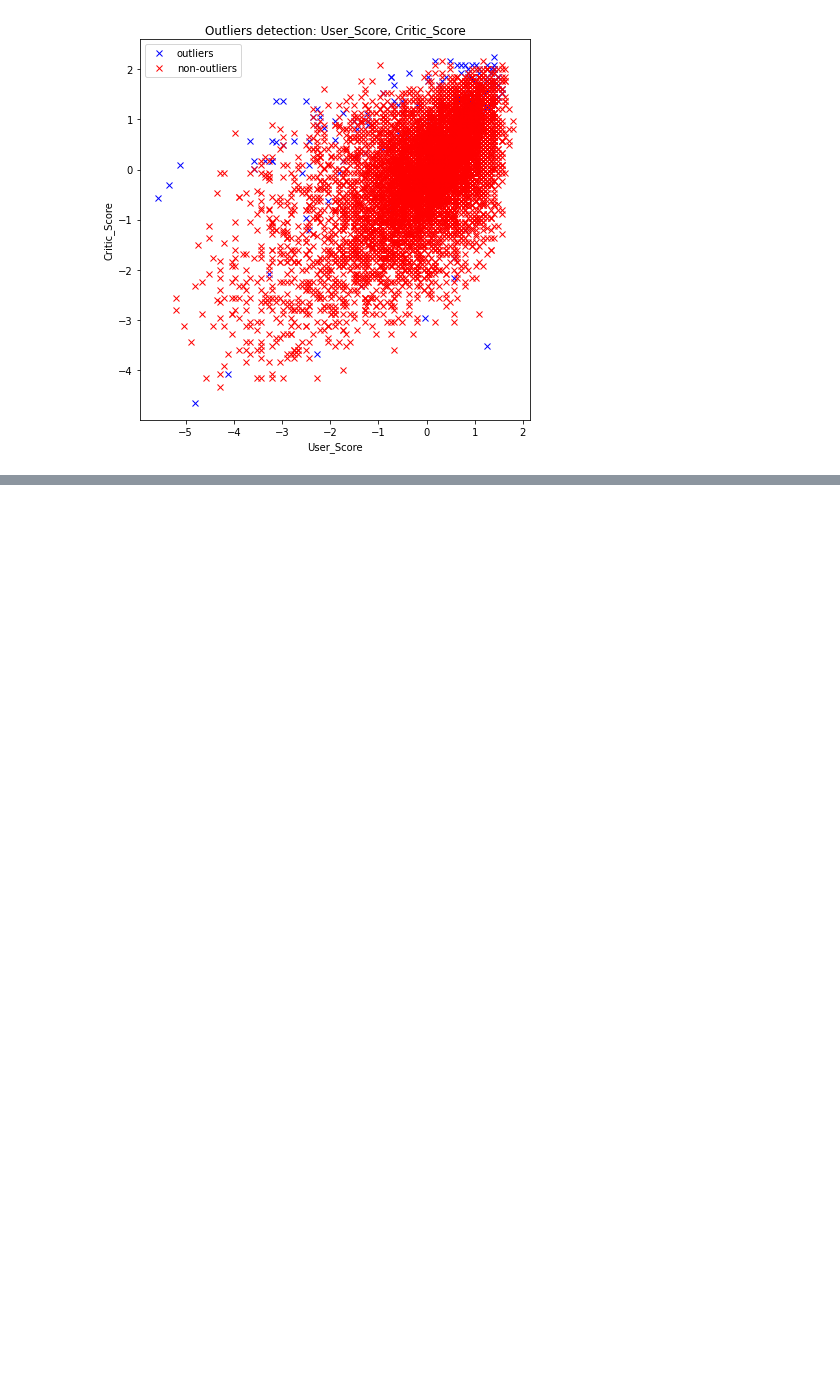
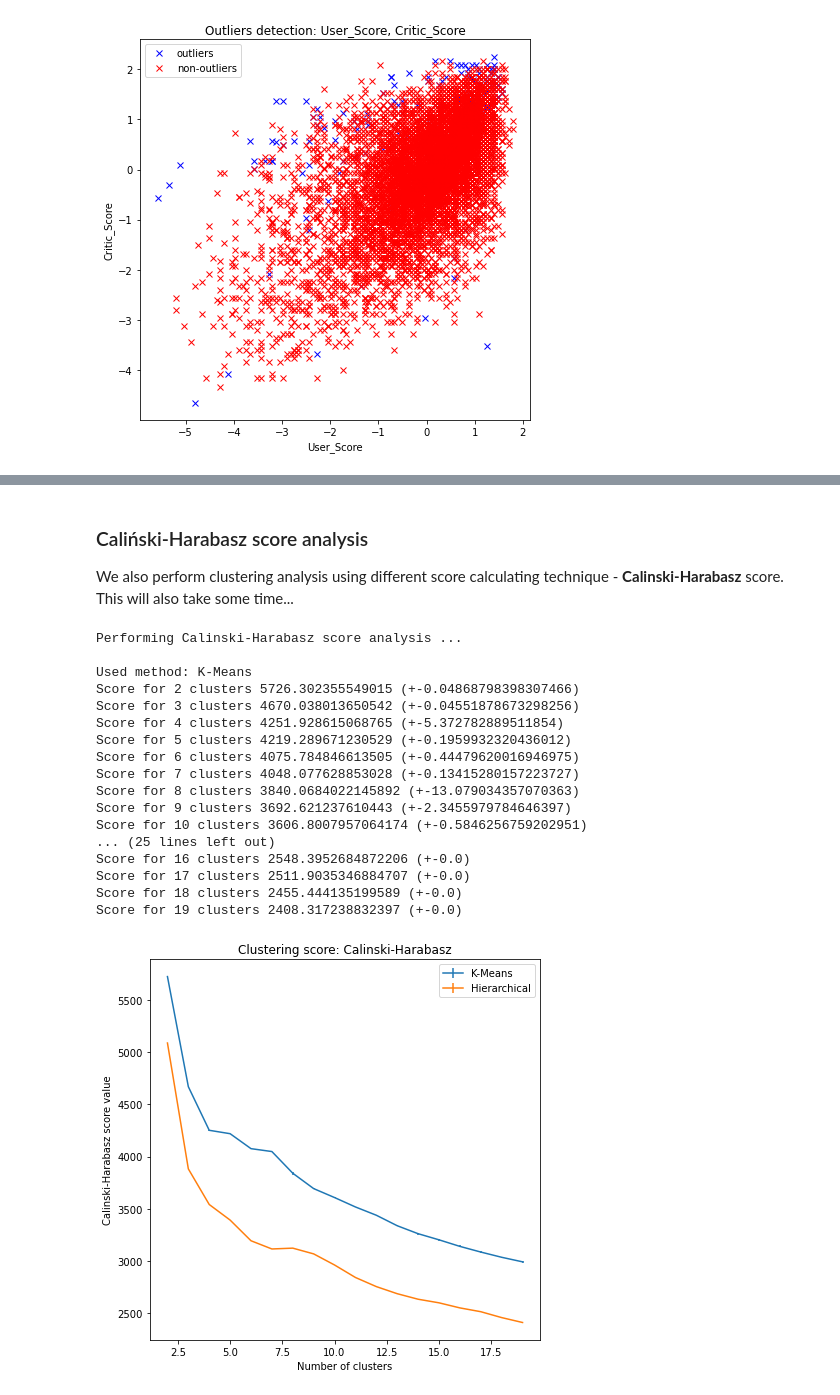
Before and after one commit to Loniowsky/Data-Mining-Project, a Jupyter notebook: notebooks/whole_dataset_analysis.ipynb, the cells around one changed output, grey strips where cells are left out. Cells and saved outputs as stored; diff of their text form; code cells hidden in the pictures; blank space fills up the shorter version.

```diff
--- a/notebooks/whole_dataset_analysis.ipynb
+++ b/notebooks/whole_dataset_analysis.ipynb
@@ -125,0 +105,41 @@ print(confusion_matrix)
+# %% [markdown]
+### Caliński-Harabasz score analysis
+We also perform clustering analysis using different score calculating technique - **Calinski-Harabasz** score.
+This will also take some time...
+# %%
+print("Performing Calinski-Harabasz score analysis ... ")
+numbers_of_clusters = range(2, 20)
+
+print("\nUsed method: K-Means")
+k_means_scores, k_means_errors = \
+    perform_clustering_score_analysis(data, columns_used_for_clustering, numbers_of_clusters,
+                                      k_means_multiple_dim_calinski_harabasz, outliers, 10)
+
+print("\nUsed method: Hierarchical")
+hierarchical_scores, hierarchical_errors = \
+    perform_clustering_score_analysis(data, columns_used_for_clustering, numbers_of_clusters,
+                                      hierarchical_multiple_dim_calinski_harabasz, outliers, 2)
+
+scores = [k_means_scores, hierarchical_scores]
+errors = [k_means_errors, hierarchical_errors]
+methods = ["K-Means", "Hierarchical"]
+plot_clustering_scores(numbers_of_clusters, scores, errors, methods, "Calinski-Harabasz")
+# %% [output]
+Performing Calinski-Harabasz score analysis ...
+
+Used method: K-Means
+Score for 2 clusters 5726.302355549015 (+-0.04868798398307466)
+Score for 3 clusters 4670.038013650542 (+-0.04551878673298256)
+Score for 4 clusters 4251.928615068765 (+-5.372782889511854)
+Score for 5 clusters 4219.289671230529 (+-0.1959932320436012)
+Score for 6 clusters 4075.784846613505 (+-0.44479620016946975)
+Score for 7 clusters 4048.077628853028 (+-0.13415280157223727)
+Score for 8 clusters 3840.0684022145892 (+-13.079034357070363)
+Score for 9 clusters 3692.621237610443 (+-2.3455979784646397)
+Score for 10 clusters 3606.8007957064174 (+-0.5846256759202951)
+... (25 lines left out)
+Score for 16 clusters 2548.3952684872206 (+-0.0)
+Score for 17 clusters 2511.9035346884707 (+-0.0)
+Score for 18 clusters 2455.444135199589 (+-0.0)
+Score for 19 clusters 2408.317238832397 (+-0.0)
+[figure, added]
```
Also changed, not shown: parts of 13 cells of this notebook, 6 other files.
